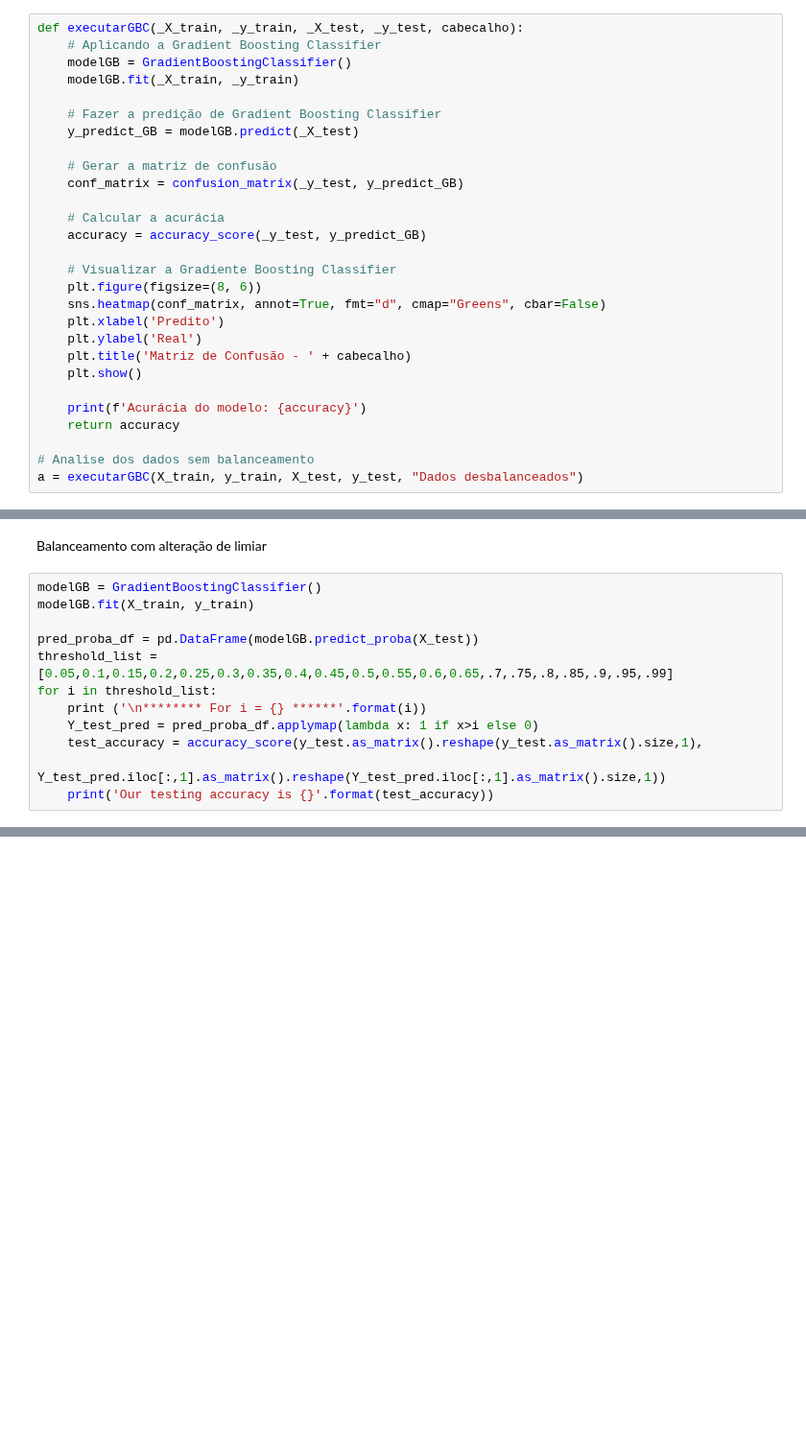
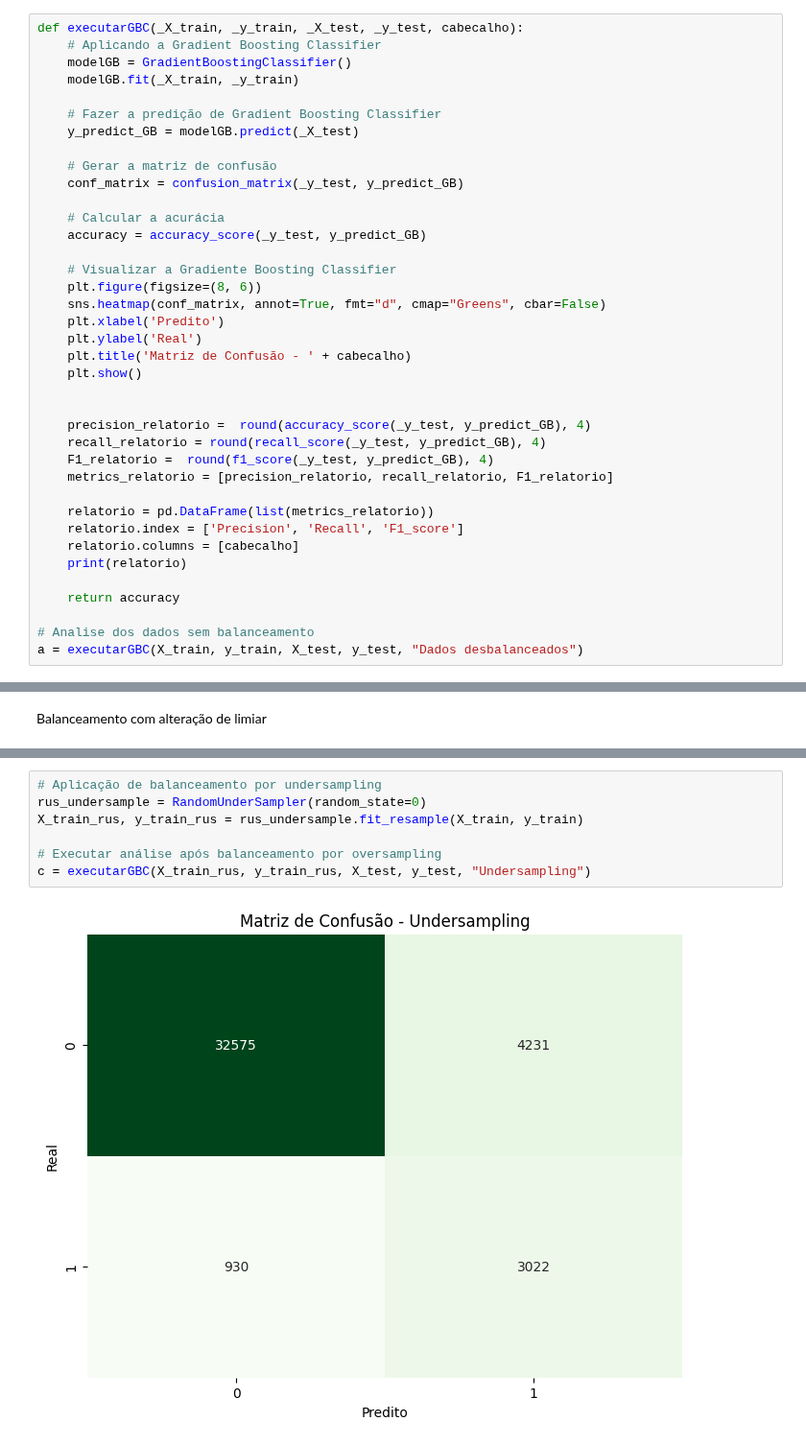
Before and after one commit to helioacastro/Aprendizagem-de-Maquina, a Jupyter notebook: notebooks/AM_T1_HELIO_ARAUJO_E_CASTRO.ipynb, the cells around one changed output, grey strips where cells are left out. Shown at 96% size. Cells and saved outputs as stored; diff of their text form; blank space fills up the shorter version.

```diff
--- a/notebooks/AM_T1_HELIO_ARAUJO_E_CASTRO.ipynb
+++ b/notebooks/AM_T1_HELIO_ARAUJO_E_CASTRO.ipynb
@@ -536,7 +536,17 @@ def executarGBC(_X_train, _y_train, _X_test, _y_test, cabecalho):
     plt.title('Matriz de Confusão - ' + cabecalho)
     plt.show()
 
-    print(f'Acurácia do modelo: {accuracy}')
+
+    precision_relatorio =  round(accuracy_score(_y_test, y_predict_GB), 4)
+    recall_relatorio = round(recall_score(_y_test, y_predict_GB), 4)
+    F1_relatorio =  round(f1_score(_y_test, y_predict_GB), 4)
+    metrics_relatorio = [precision_relatorio, recall_relatorio, F1_relatorio]
+
+    relatorio = pd.DataFrame(list(metrics_relatorio))
+    relatorio.index = ['Precision', 'Recall', 'F1_score']
+    relatorio.columns = [cabecalho]
+    print(relatorio)
+
     return accuracy
 
 # Analise dos dados sem balanceamento
@@ -559,14 +575,2 @@ Acurácia do modelo: 0.9057608322292556
 # %% [markdown]
 Balanceamento com alteração de limiar
-# %%
-modelGB = GradientBoostingClassifier()
-modelGB.fit(X_train, y_train)
-
-pred_proba_df = pd.DataFrame(modelGB.predict_proba(X_test))
-threshold_list = [0.05,0.1,0.15,0.2,0.25,0.3,0.35,0.4,0.45,0.5,0.55,0.6,0.65,.7,.75,.8,.85,.9,.95,.99]
-for i in threshold_list:
-    print ('\n******** For i = {} ******'.format(i))
-    Y_test_pred = pred_proba_df.applymap(lambda x: 1 if x>i else 0)
-    test_accuracy = accuracy_score(y_test.as_matrix().reshape(y_test.as_matrix().size,1),
-                                           Y_test_pred.iloc[:,1].as_matrix().reshape(Y_test_pred.iloc[:,1].as_matrix().size,1))
-    print('Our testing accuracy is {}'.format(test_accuracy))
@@ -575,0 +577,9 @@ AttributeError: 'DataFrame' object has no attribute 'as_matrix'
+# %%
+# Aplicação de balanceamento por undersampling
+rus_undersample = RandomUnderSampler(random_state=0)
+X_train_rus, y_train_rus = rus_undersample.fit_resample(X_train, y_train)
+
+# Executar análise após balanceamento por oversampling
+c = executarGBC(X_train_rus, y_train_rus, X_test, y_test, "Undersampling")
+# %% [output]
+[figure, added]
```
Also changed, not shown: parts of 10 cells of this notebook.
